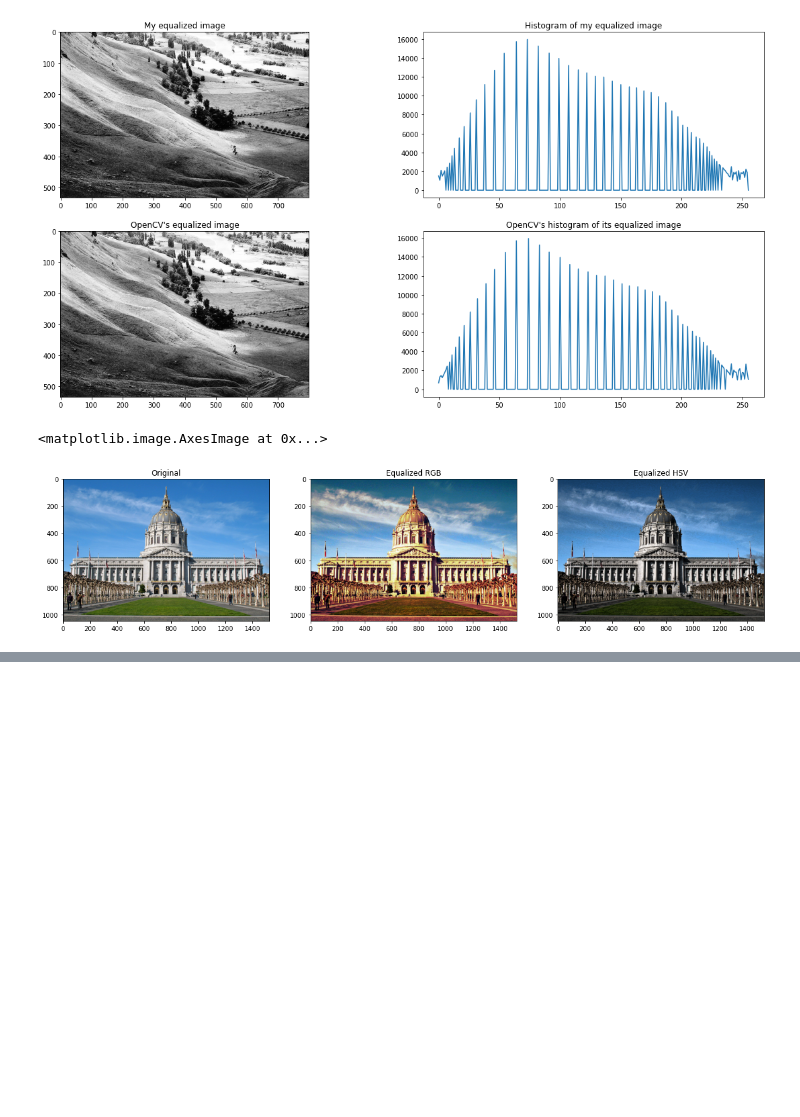
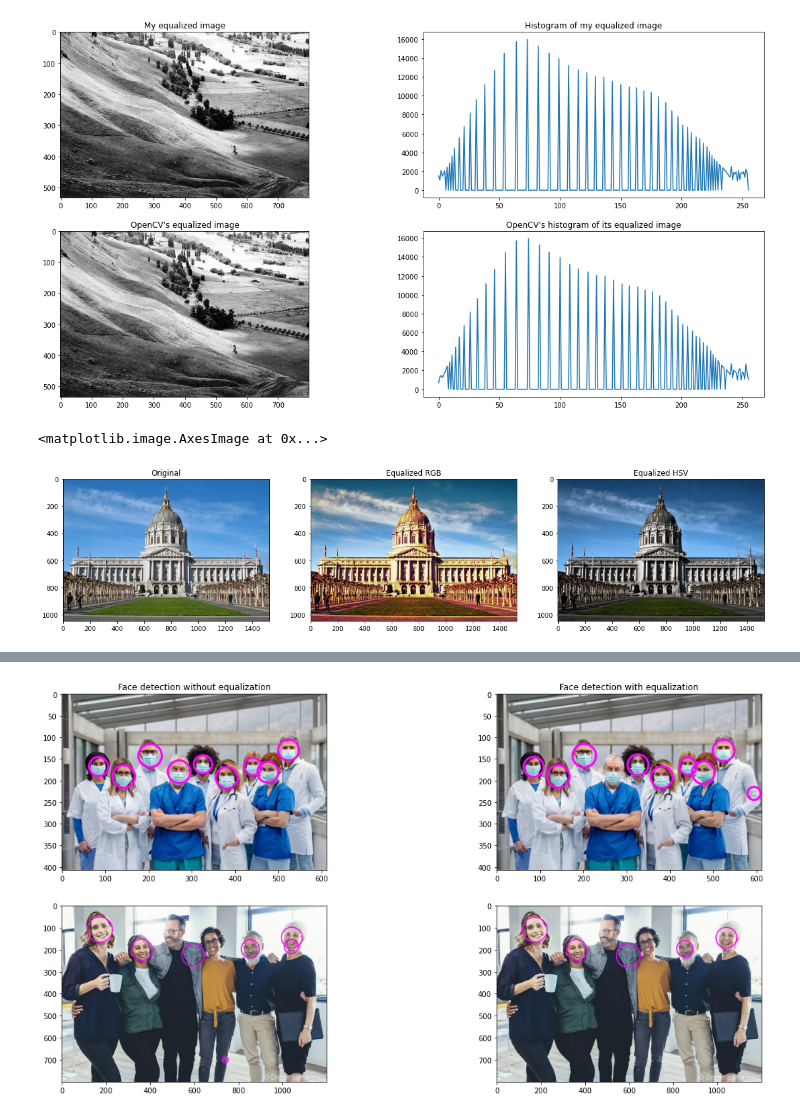
Before and after one commit to sergio-hernandez-castillo/Computer-Vision, a Jupyter notebook: Assignments/A5. Histogram Equalization.ipynb, the cells around one changed output, grey strips where cells are left out. Cells and saved outputs as stored; diff of their text form; code cells hidden in the pictures; blank space fills up the shorter version.

```diff
--- a/Assignments/A5. Histogram Equalization.ipynb
+++ b/Assignments/A5. Histogram Equalization.ipynb
@@ -186,0 +186,79 @@ ax3.imshow(ch_eq_rgb, cmap='gray')
+# %%
+# TODO: For each of the images of people in the image folder, apply histogram equalization, and then detect faces with haar cascades. For
+# each image, plot the result of the face detection without applying histogram equalization, and after applying histogram equalization.
+
+directory = 'images/people'
+people1 = []
+people2 = []
+gray_people = []
+detected_faces = []
+detected_eq_faces = []
+face_cascade = cv2.CascadeClassifier()
+
+if not face_cascade.load('../Notebooks/haar_cascades/haarcascade_frontalface_default.xml'):
+    print("Error loading cascade classifier")
+
+for file in glob.iglob(f'{directory}/*'):
+    image = cv2.imread(file)
+
+    rgb = cv2.cvtColor(image, cv2.COLOR_BGR2RGB)
+    gray = cv2.cvtColor(image, cv2.COLOR_BGR2GRAY)
+
+    people1.append(rgb)
+    people2.append(np.copy(rgb))
+    gray_people.append(gray)
+
+for i in range(8):
+    norm_hist_values = norm_hist(gray_people[i])
+    cumulative_sum = cumulative_dist_func(norm_hist_values)
+    eq_image = lookout_table(gray_people[i], cumulative_sum)
+
+    faces = face_cascade.detectMultiScale(eq_image)
+
+    for (x,y,w,h) in faces:
+        center = (x + w//2, y + h//2)
+        people_faces = cv2.ellipse(people1[i], center, (w//2, h//2), 0, 0, 360, (255, 0, 255), 4)
+
+    detected_eq_faces.append(people_faces)
+
+for i in range(8):
+    faces = face_cascade.detectMultiScale(gray_people[i])
+
+    for (x,y,w,h) in faces:
+        center = (x + w//2, y + h//2)
+        people_faces = cv2.ellipse(people2[i], center, (w//2, h//2), 0, 0, 360, (255, 0, 255), 4)
+
+    detected_faces.append(people_faces)
+
+f1, ((ax1, ax2), (ax3, ax4)) = plt.subplots(2, 2, figsize=(20,10))
+f2, ((ax5, ax6), (ax7, ax8)) = plt.subplots(2, 2, figsize=(20,10))
+f3, ((ax9, ax10), (ax11, ax12)) = plt.subplots(2, 2, figsize=(20,10))
+f4, ((ax13, ax14), (ax15, ax16)) = plt.subplots(2, 2, figsize=(20,10))
+
+ax1.set_title('Face detection without equalization')
+ax1.imshow(detected_faces[0], cmap='gray')
+
+ax2.set_title('Face detection with equalization')
+ax2.imshow(detected_eq_faces[0], cmap='gray')
+
+ax3.imshow(detected_faces[1], cmap='gray')
+ax4.imshow(detected_eq_faces[1], cmap='gray')
+
+ax5.imshow(detected_faces[2], cmap='gray')
+ax6.imshow(detected_eq_faces[2], cmap='gray')
+
+ax7.imshow(detected_faces[3], cmap='gray')
+ax8.imshow(detected_eq_faces[3], cmap='gray')
+
+ax9.imshow(detected_faces[4], cmap='gray')
+ax10.imshow(detected_eq_faces[4], cmap='gray')
+
+ax11.imshow(detected_faces[5], cmap='gray')
+ax12.imshow(detected_eq_faces[5], cmap='gray')
+
+ax13.imshow(detected_faces[6], cmap='gray')
+ax14.imshow(detected_eq_faces[6], cmap='gray')
+
+ax15.imshow(detected_faces[7], cmap='gray')
+ax16.imshow(detected_eq_faces[7], cmap='gray')
+# %% [output]
@@ -186,0 +266 @@ ax3.imshow(ch_eq_rgb, cmap='gray')
+[figure, added]
```
Also changed, not shown: parts of 4 cells of this notebook, 4 other files.
